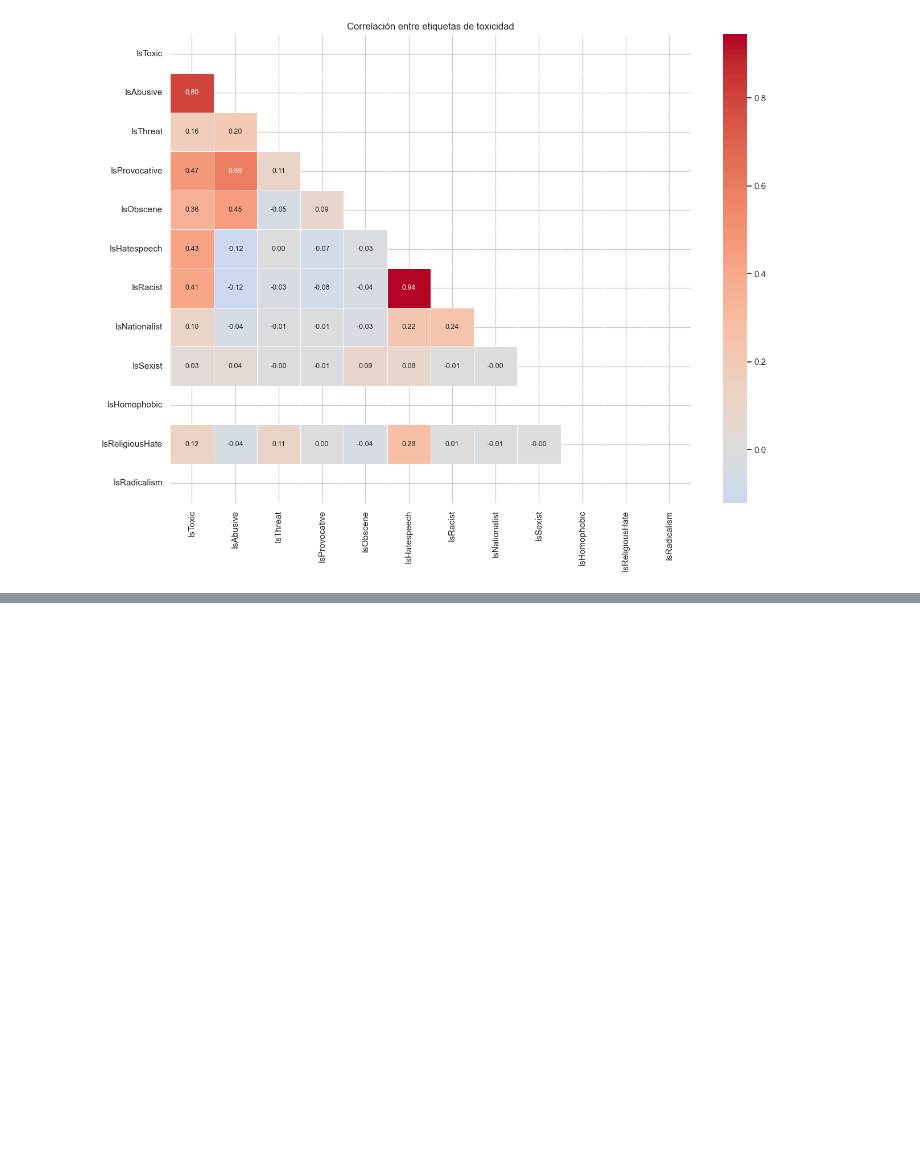
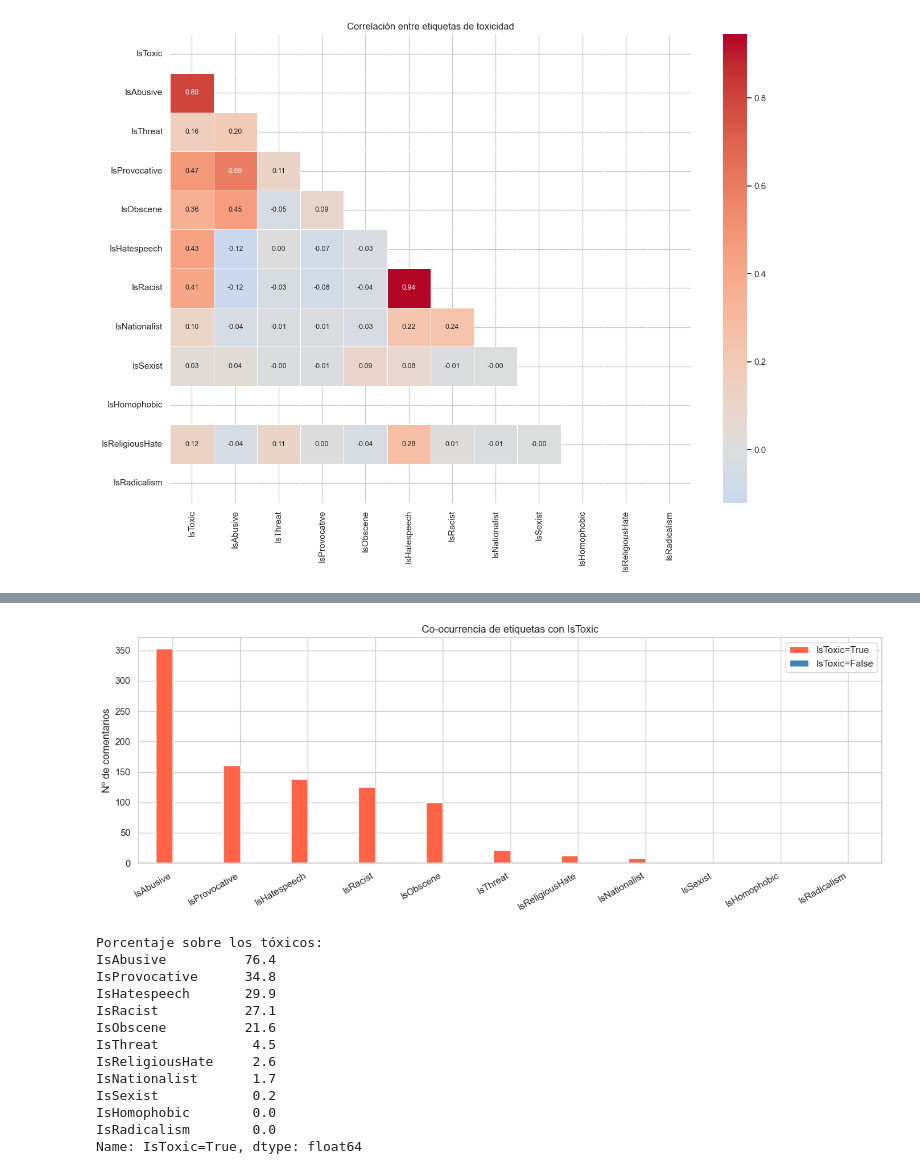
Before and after one commit to Bootcamp-IA-P6/Project_9_NLP_Team2, a Jupyter notebook: notebooks/00_eda_V04.ipynb, the cells around one changed output, grey strips where cells are left out. Drawn from its saved outputs; the diff is of its cells as text; code cells hidden in the pictures; blank space fills up the shorter version.

Commit message:
feat: analyze label co-occurrence with IsToxic target (#5, #1)

```diff
--- a/notebooks/00_eda_V04.ipynb
+++ b/notebooks/00_eda_V04.ipynb
@@ -208,0 +216,40 @@ plt.show()
+# %%
+# commit: "feat: analyze label co-occurrence with IsToxic target (#5, #1)"
+toxic_df   = df[df[TARGET] == True]
+notoxic_df = df[df[TARGET] == False]
+
+other_labels = [c for c in bool_cols if c != TARGET]
+
+cooc_toxic   = toxic_df[other_labels].sum()
+cooc_notoxic = notoxic_df[other_labels].sum()
+
+cooc = pd.DataFrame({
+    'IsToxic=True':  cooc_toxic.values,
+    'IsToxic=False': cooc_notoxic.values
+}, index=other_labels).sort_values('IsToxic=True', ascending=False)
+
+cooc.plot(kind='bar', figsize=(13, 5), color=['tomato', 'steelblue'])
+plt.title('Co-ocurrencia de etiquetas con IsToxic')
+plt.ylabel('Nº de comentarios')
+plt.xticks(rotation=30, ha='right')
+plt.legend()
+plt.tight_layout()
+plt.show()
+
+print('\nPorcentaje sobre los tóxicos:')
+print((cooc['IsToxic=True'] / len(toxic_df) * 100).round(1))
+# %% [output]
+[figure, added]
+Porcentaje sobre los tóxicos:
+IsAbusive          76.4
+IsProvocative      34.8
+IsHatespeech       29.9
+IsRacist           27.1
+IsObscene          21.6
+IsThreat            4.5
+IsReligiousHate     2.6
+IsNationalist       1.7
+IsSexist            0.2
+IsHomophobic        0.0
+IsRadicalism        0.0
+Name: IsToxic=True, dtype: float64
```
Also changed, not shown: parts of 1 cell of this notebook.
